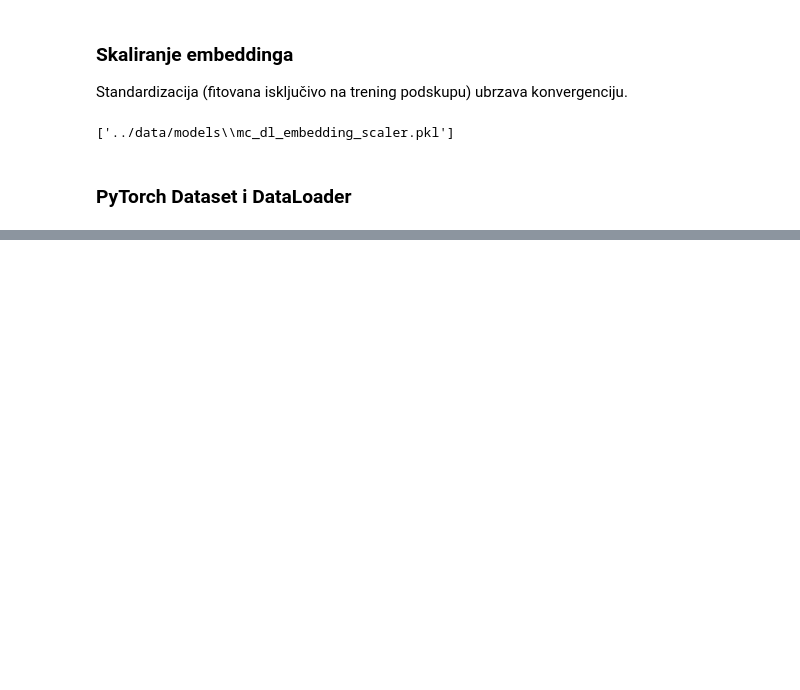
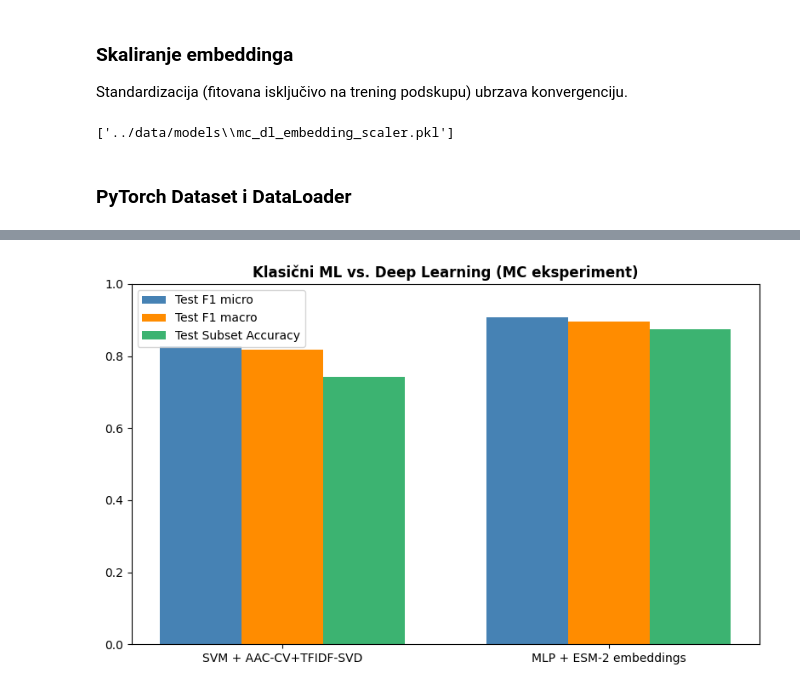
Before and after one commit to AnaKondic/protein-sequence-classification, a Jupyter notebook: notebooks/08_modeling_dl_mc.ipynb, the cells around one changed output, grey strips where cells are left out. Saved outputs shown, nothing was run; the diff lists cells and outputs as text; code cells hidden in the pictures; blank space fills up the shorter version.

```diff
--- a/notebooks/08_modeling_dl_mc.ipynb
+++ b/notebooks/08_modeling_dl_mc.ipynb
@@ -142,0 +498,23 @@ test_loader = DataLoader(test_dataset, batch_size=BATCH_SIZE, shuffle=False)
+# %%
+classical_results = pd.read_csv(os.path.join(RESULTS_DIR, "mc_classical_modeling_results.csv"))
+best_classical = classical_results.iloc[0]  # vec sortirano po Test F1 micro u notebooku 07
+
+comparison_df = pd.DataFrame([
+    {
+        "Pristup": f"{best_classical['Model']} + {best_classical['Feature set']}",
+        "Test F1 micro": best_classical["Test F1 micro"],
+        "Test F1 macro": best_classical["Test F1 macro"],
+        "Test Subset Accuracy": best_classical["Test Subset Accuracy"],
+        "Test Hamming Loss": best_classical["Test Hamming Loss"],
+    },
+    {
+        "Pristup": "MLP + ESM-2 embeddings",
+        "Test F1 micro": test_f1_micro,
+        "Test F1 macro": test_f1_macro,
+        "Test Subset Accuracy": test_acc,
+        "Test Hamming Loss": test_hamming,
+    },
+])
+
+print("Poredjenje najboljeg klasicnog modela i DL pristupa (MC eksperiment):\n")
+print(comparison_df.to_string(index=False))
@@ -142,0 +527,18 @@ test_loader = DataLoader(test_dataset, batch_size=BATCH_SIZE, shuffle=False)
+# %%
+plt.figure(figsize=(8, 5))
+x = np.arange(len(comparison_df))
+width = 0.25
+
+plt.bar(x - width, comparison_df["Test F1 micro"], width, label="Test F1 micro", color="steelblue")
+plt.bar(x, comparison_df["Test F1 macro"], width, label="Test F1 macro", color="darkorange")
+plt.bar(x + width, comparison_df["Test Subset Accuracy"], width, label="Test Subset Accuracy", color="mediumseagreen")
+
+plt.xticks(x, comparison_df["Pristup"])
+plt.ylim(0, 1)
+plt.title("Klasični ML vs. Deep Learning (MC eksperiment)", fontweight="bold")
+plt.legend()
+plt.tight_layout()
+plt.savefig(os.path.join(RESULTS_DIR, "fig_dl_vs_classical_mc.png"), dpi=300, bbox_inches="tight")
+plt.show()
+# %% [output]
+[figure, added]
```
Also changed, not shown: parts of 23 cells of this notebook, 14 other files.
